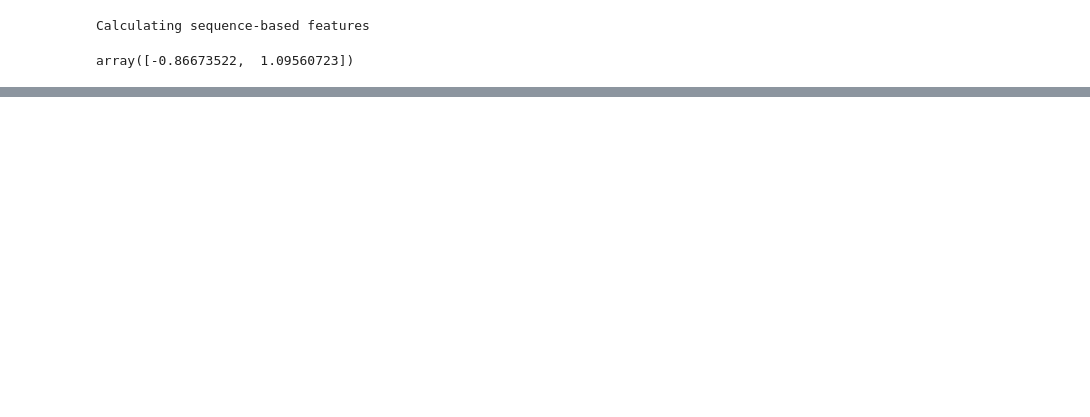
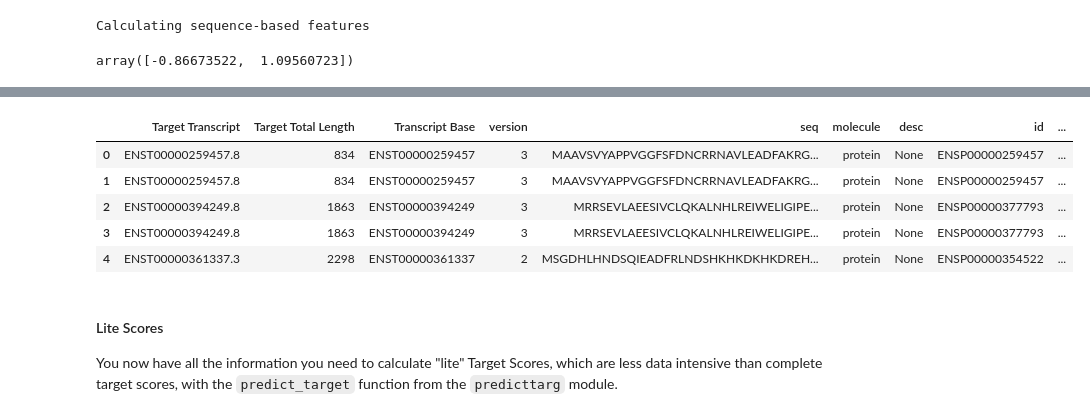
Before and after one commit to gpp-rnd/rs3, a Jupyter notebook: index.ipynb, the cells around one changed output, grey strips where cells are left out. Cells and saved outputs as stored; diff of their text form; code cells hidden in the pictures; blank space fills up the shorter version.

```diff
--- a/index.ipynb
+++ b/index.ipynb
@@ -142,0 +131,17 @@ sns.despine()
+# %%
+
+aa_subseq_df = get_aa_subseq_df(sg_designs=design_targ_df, aa_seq_df=aa_seq_df, width=16,
+                                id_cols=id_cols)
+aa_subseq_df.head()
+# %% [output]
+|  | Target Transcript | Target Total Length | Transcript Base | version | seq | molecule | desc | id | ... |
+| 0 | ENST00000259457.8 | 834 | ENST00000259457 | 3 | MAAVSVYAPPVGGFSFDNCRRNAVLEADFAKRG... | protein | None | ENSP00000259457 | ... |
+| 1 | ENST00000259457.8 | 834 | ENST00000259457 | 3 | MAAVSVYAPPVGGFSFDNCRRNAVLEADFAKRG... | protein | None | ENSP00000259457 | ... |
+| 2 | ENST00000394249.8 | 1863 | ENST00000394249 | 3 | MRRSEVLAEESIVCLQKALNHLREIWELIGIPE... | protein | None | ENSP00000377793 | ... |
+| 3 | ENST00000394249.8 | 1863 | ENST00000394249 | 3 | MRRSEVLAEESIVCLQKALNHLREIWELIGIPE... | protein | None | ENSP00000377793 | ... |
+| 4 | ENST00000361337.3 | 2298 | ENST00000361337 | 2 | MSGDHLHNDSQIEADFRLNDSHKHKDKHKDREH... | protein | None | ENSP00000354522 | ... |
+# %% [markdown]
+#### Lite Scores
+
+You now have all the information you need to calculate "lite" Target Scores, which are less data intensive than complete
+target scores, with the `predict_target` function from the `predicttarg` module.
```
Also changed, not shown: parts of 48 cells of this notebook, 4 other files.
